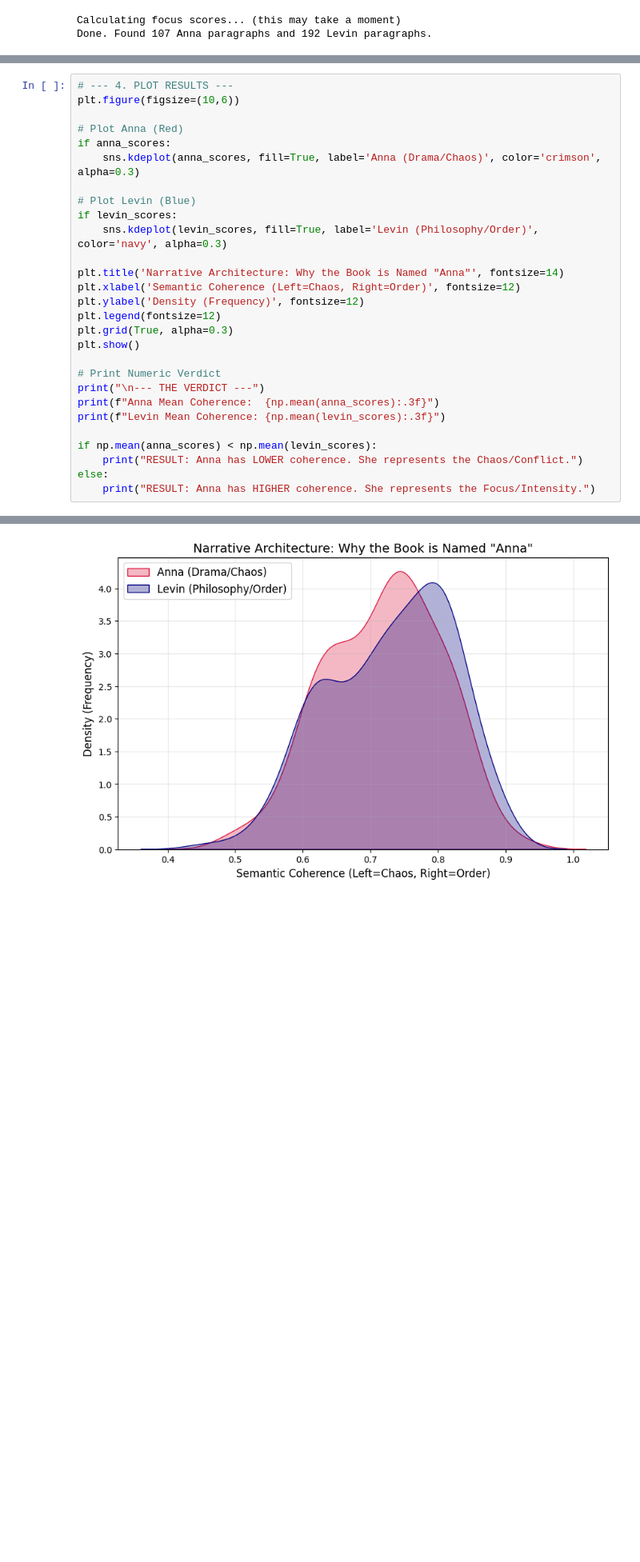
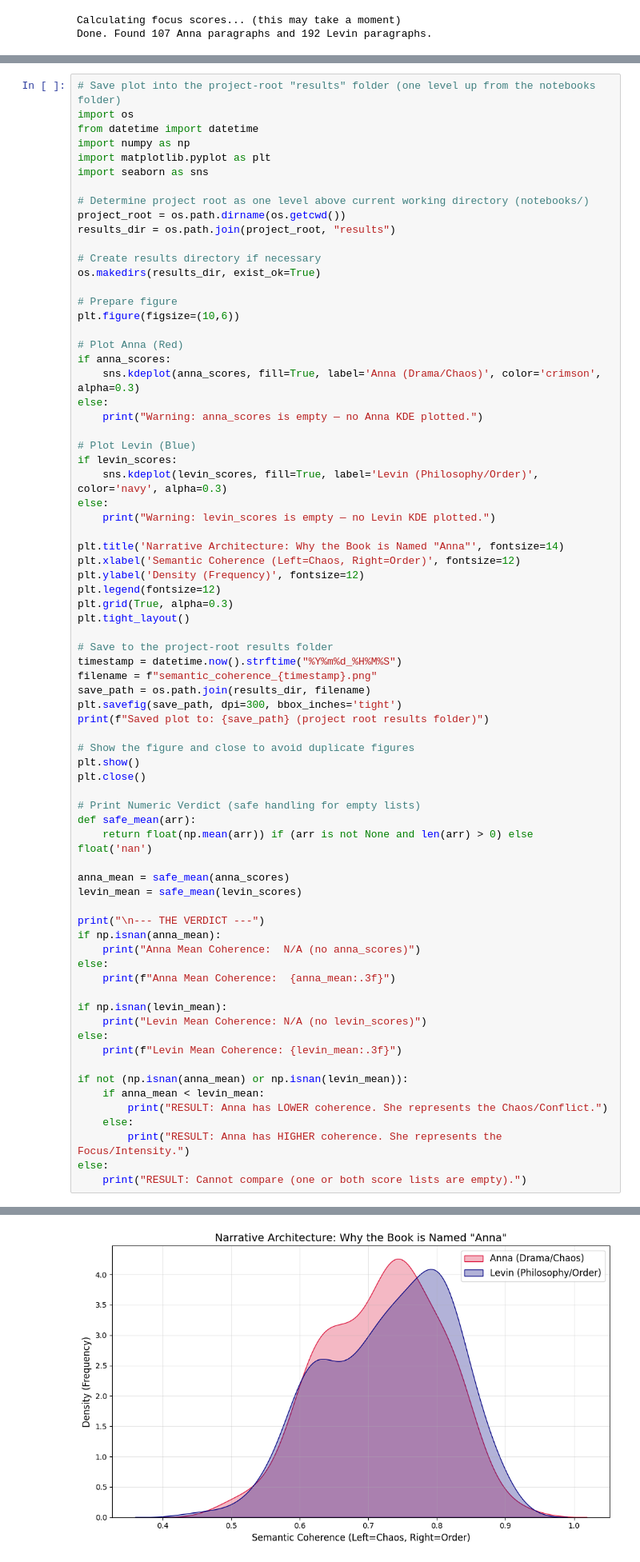
Before and after one commit to AppliedNLP-SRH/Algorithm-Beyond-The-Text, a Jupyter notebook: notebooks/Paragraph_Semantic_Coherence_VSCode.ipynb, the cells around one changed output, grey strips where cells are left out. Shown at 80% size. Drawn from its saved outputs; the diff is of its cells as text; blank space fills up the shorter version.

```diff
--- a/notebooks/Paragraph_Semantic_Coherence_VSCode.ipynb
+++ b/notebooks/Paragraph_Semantic_Coherence_VSCode.ipynb
@@ -171,31 +171,76 @@ Red (Anna): Represents Drama. We look for a wider spread or shift to the left (i
 
 Blue (Levin): Represents Philosophy. We look for a tall peak shifted to the right (stability).
 # %%
-# --- 4. PLOT RESULTS ---
+# Save plot into the project-root "results" folder (one level up from the notebooks folder)
+import os
+from datetime import datetime
+import numpy as np
+import matplotlib.pyplot as plt
+import seaborn as sns
+
+# Determine project root as one level above current working directory (notebooks/)
+project_root = os.path.dirname(os.getcwd())
+results_dir = os.path.join(project_root, "results")
+
+# Create results directory if necessary
+os.makedirs(results_dir, exist_ok=True)
+
+# Prepare figure
 plt.figure(figsize=(10,6))
 
 # Plot Anna (Red)
 if anna_scores:
     sns.kdeplot(anna_scores, fill=True, label='Anna (Drama/Chaos)', color='crimson', alpha=0.3)
+else:
+    print("Warning: anna_scores is empty — no Anna KDE plotted.")
 
 # Plot Levin (Blue)
 if levin_scores:
     sns.kdeplot(levin_scores, fill=True, label='Levin (Philosophy/Order)', color='navy', alpha=0.3)
+else:
+    print("Warning: levin_scores is empty — no Levin KDE plotted.")
 
 plt.title('Narrative Architecture: Why the Book is Named "Anna"', fontsize=14)
 plt.xlabel('Semantic Coherence (Left=Chaos, Right=Order)', fontsize=12)
 plt.ylabel('Density (Frequency)', fontsize=12)
 plt.legend(fontsize=12)
 plt.grid(True, alpha=0.3)
+plt.tight_layout()
+
+# Save to the project-root results folder
+timestamp = datetime.now().strftime("%Y%m%d_%H%M%S")
+filename = f"semantic_coherence_{timestamp}.png"
+save_path = os.path.join(results_dir, filename)
+plt.savefig(save_path, dpi=300, bbox_inches='tight')
+print(f"Saved plot to: {save_path} (project root results folder)")
+
+# Show the figure and close to avoid duplicate figures
 plt.show()
+plt.close()
 
-# Print Numeric Verdict
+# Print Numeric Verdict (safe handling for empty lists)
+def safe_mean(arr):
+    return float(np.mean(arr)) if (arr is not None and len(arr) > 0) else float('nan')
+
+anna_mean = safe_mean(anna_scores)
+levin_mean = safe_mean(levin_scores)
+
 print("\n--- THE VERDICT ---")
-print(f"Anna Mean Coherence:  {np.mean(anna_scores):.3f}")
-print(f"Levin Mean Coherence: {np.mean(levin_scores):.3f}")
+if np.isnan(anna_mean):
+    print("Anna Mean Coherence:  N/A (no anna_scores)")
+else:
+    print(f"Anna Mean Coherence:  {anna_mean:.3f}")
 
-if np.mean(anna_scores) < np.mean(levin_scores):
-    print("RESULT: Anna has LOWER coherence. She represents the Chaos/Conflict.")
+if np.isnan(levin_mean):
+    print("Levin Mean Coherence: N/A (no levin_scores)")
 else:
-    print("RESULT: Anna has HIGHER coherence. She represents the Focus/Intensity.")
+    print(f"Levin Mean Coherence: {levin_mean:.3f}")
+
+if not (np.isnan(anna_mean) or np.isnan(levin_mean)):
+    if anna_mean < levin_mean:
+        print("RESULT: Anna has LOWER coherence. She represents the Chaos/Conflict.")
+    else:
+        print("RESULT: Anna has HIGHER coherence. She represents the Focus/Intensity.")
+else:
+    print("RESULT: Cannot compare (one or both score lists are empty).")
 # %% [output]
@@ -202 +248 @@ else:
-[figure, old version]
+[figure, new version]
```
Also changed, not shown: parts of 1 cell of this notebook, 13 other files.
